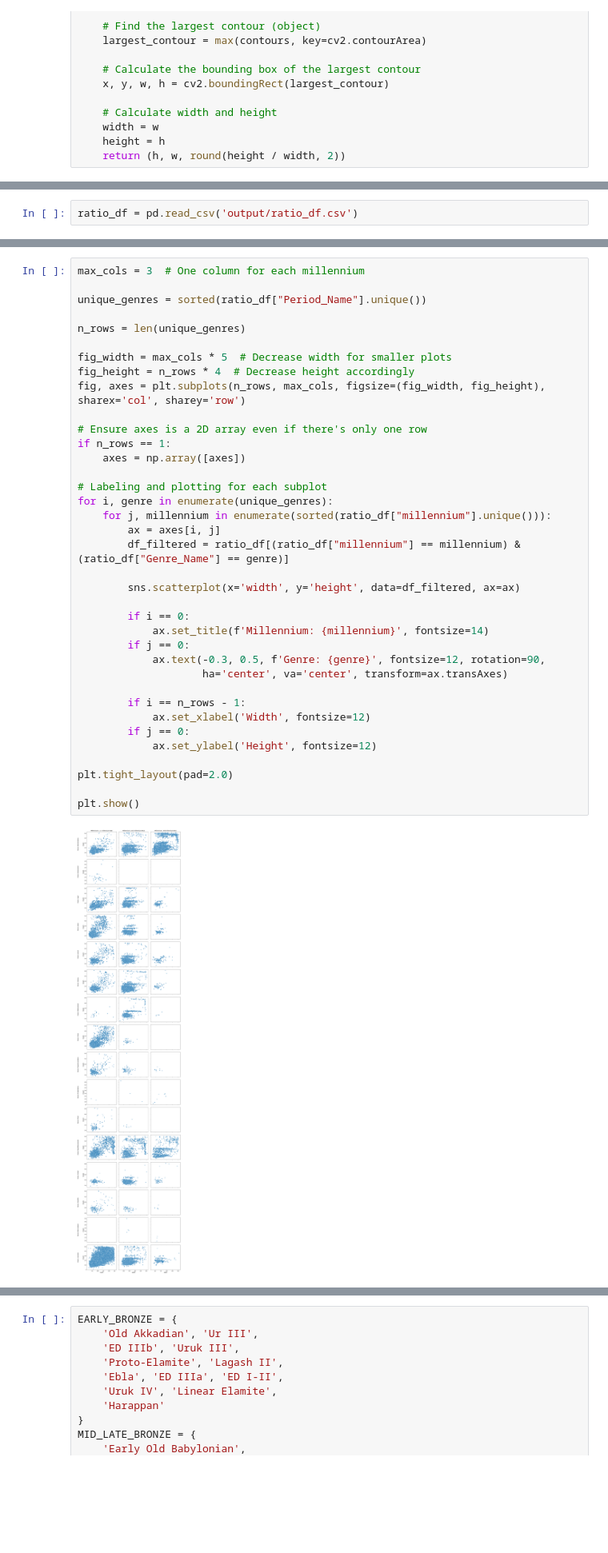
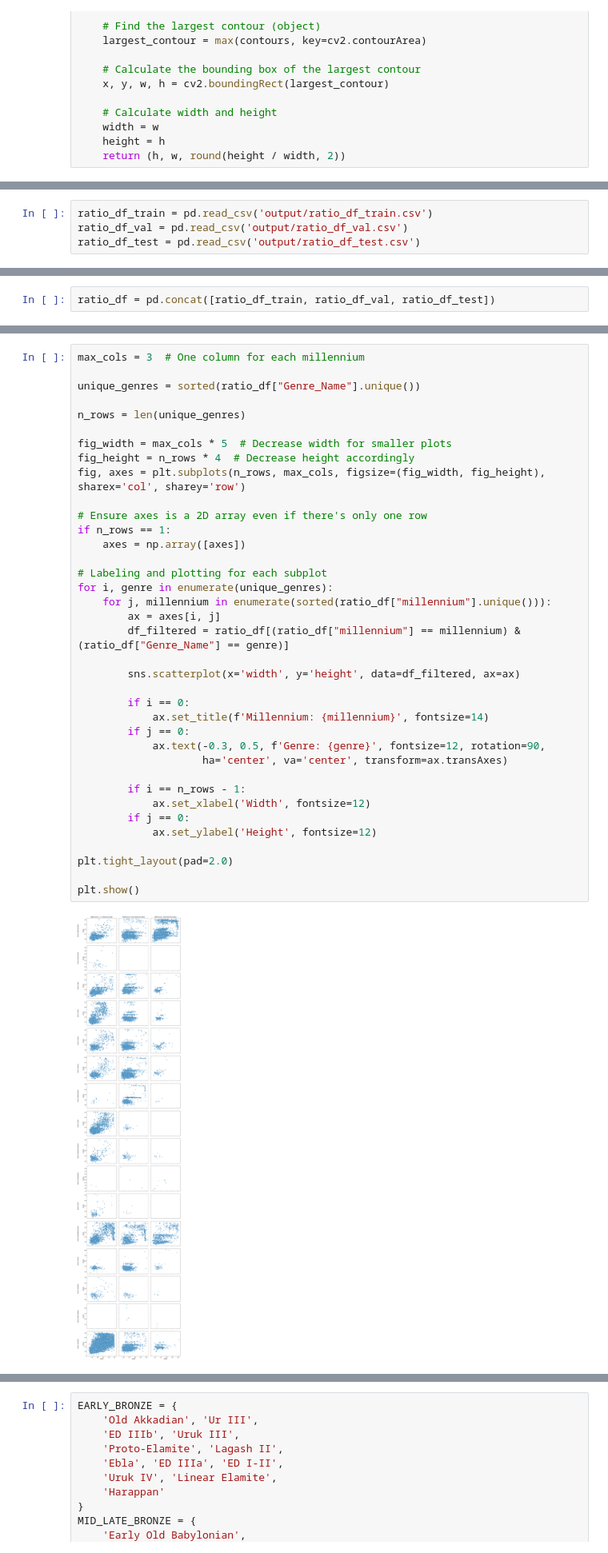
Before and after one commit to daniellekap/ShapingHistory, a Jupyter notebook: 2.1 EDA - height-weight ratio of tablets.ipynb, the cells around one changed output, grey strips where cells are left out. Shown at 80% size. Cells and saved outputs as stored; diff of their text form; blank space fills up the shorter version.

```diff
--- a/2.1 EDA - height-weight ratio of tablets.ipynb
+++ b/2.1 EDA - height-weight ratio of tablets.ipynb
@@ -248,2 +292,4 @@ ratio_df.to_csv('output/ratio_df.csv', index = False)
 # %%
-ratio_df = pd.read_csv('output/ratio_df.csv')
+ratio_df_train = pd.read_csv('output/ratio_df_train.csv')
+ratio_df_val = pd.read_csv('output/ratio_df_val.csv')
+ratio_df_test = pd.read_csv('output/ratio_df_test.csv')
@@ -249,0 +298,2 @@ ratio_df = pd.read_csv('output/ratio_df.csv')
+# %%
+ratio_df = pd.concat([ratio_df_train, ratio_df_val, ratio_df_test])
@@ -462,7 +561,7 @@ plt.show()
 # %%
 max_cols = 3  # One column for each millennium
 
-unique_genres = sorted(ratio_df["Period_Name"].unique())
+unique_genres = sorted(ratio_df["Genre_Name"].unique())
 
 n_rows = len(unique_genres)
 
@@ -470,31 +569,31 @@ fig_width = max_cols * 5  # Decrease width for smaller plots
 fig_height = n_rows * 4  # Decrease height accordingly
 fig, axes = plt.subplots(n_rows, max_cols, figsize=(fig_width, fig_height), sharex='col', sharey='row')
 
 # Ensure axes is a 2D array even if there's only one row
 if n_rows == 1:
     axes = np.array([axes])
 
 # Labeling and plotting for each subplot
 for i, genre in enumerate(unique_genres):
     for j, millennium in enumerate(sorted(ratio_df["millennium"].unique())):
         ax = axes[i, j]
         df_filtered = ratio_df[(ratio_df["millennium"] == millennium) & (ratio_df["Genre_Name"] == genre)]
 
         sns.scatterplot(x='width', y='height', data=df_filtered, ax=ax)
 
         if i == 0:
             ax.set_title(f'Millennium: {millennium}', fontsize=14)
         if j == 0:
             ax.text(-0.3, 0.5, f'Genre: {genre}', fontsize=12, rotation=90,
                     ha='center', va='center', transform=ax.transAxes)
 
         if i == n_rows - 1:
             ax.set_xlabel('Width', fontsize=12)
         if j == 0:
             ax.set_ylabel('Height', fontsize=12)
 
 plt.tight_layout(pad=2.0)
 
 plt.show()
 # %% [output]
-[figure, old version]
+[figure, new version]
```
Also changed, not shown: parts of 65 cells of this notebook, 4 other files.
